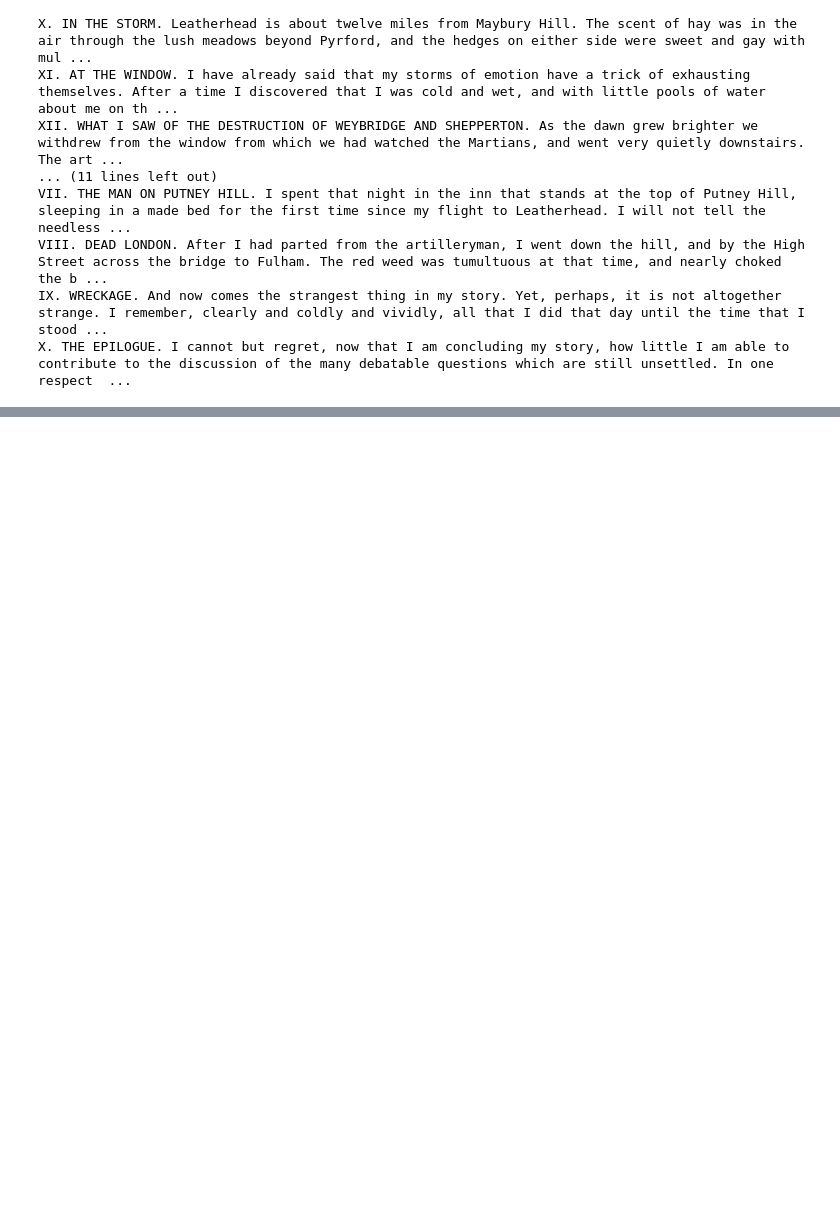
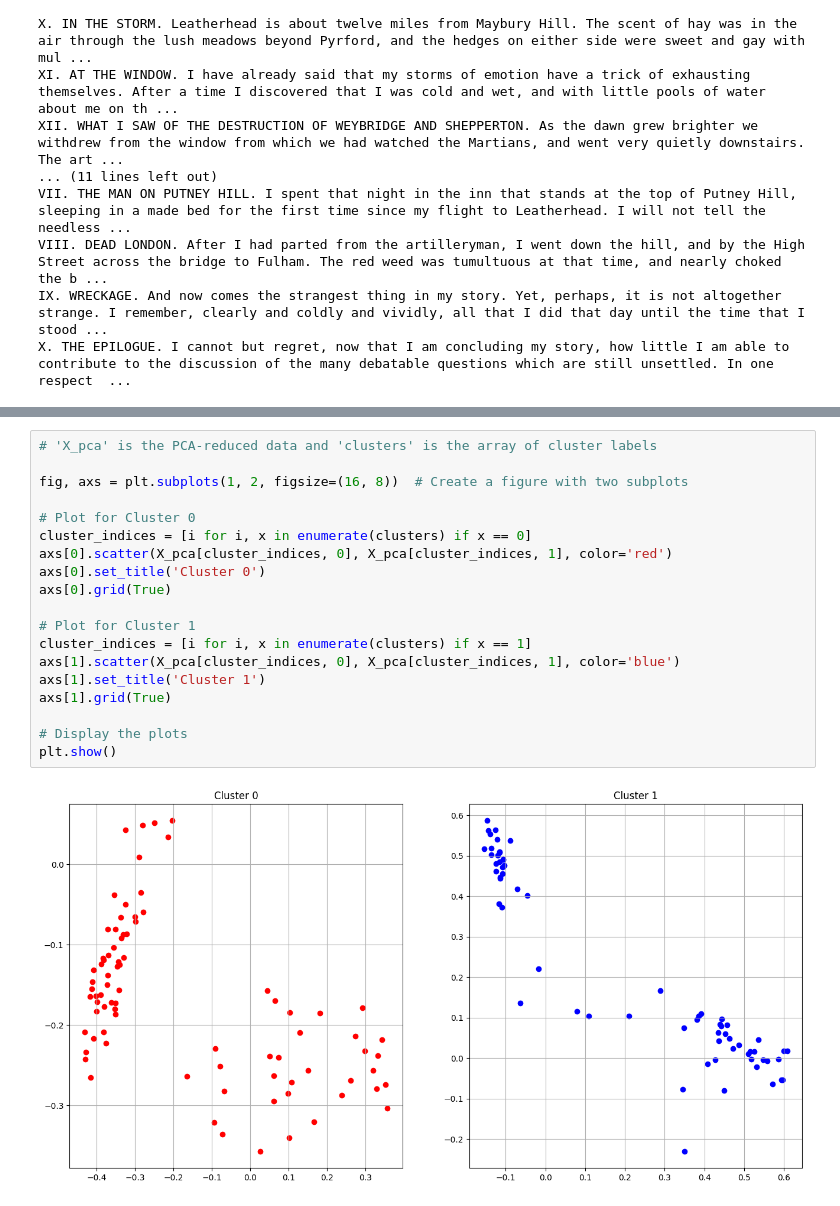
Before and after one commit to parcheesime/gatech, a Jupyter notebook: cse-6040/extra-credit/doc_clustering.ipynb, the cells around one changed output, grey strips where cells are left out. Cells and saved outputs as stored; diff of their text form; blank space fills up the shorter version.

```diff
--- a/cse-6040/extra-credit/doc_clustering.ipynb
+++ b/cse-6040/extra-credit/doc_clustering.ipynb
@@ -277,0 +331,21 @@ plt.show()
+# %%
+# 'X_pca' is the PCA-reduced data and 'clusters' is the array of cluster labels
+
+fig, axs = plt.subplots(1, 2, figsize=(16, 8))  # Create a figure with two subplots
+
+# Plot for Cluster 0
+cluster_indices = [i for i, x in enumerate(clusters) if x == 0]
+axs[0].scatter(X_pca[cluster_indices, 0], X_pca[cluster_indices, 1], color='red')
+axs[0].set_title('Cluster 0')
+axs[0].grid(True)
+
+# Plot for Cluster 1
+cluster_indices = [i for i, x in enumerate(clusters) if x == 1]
+axs[1].scatter(X_pca[cluster_indices, 0], X_pca[cluster_indices, 1], color='blue')
+axs[1].set_title('Cluster 1')
+axs[1].grid(True)
+
+# Display the plots
+plt.show()
+# %% [output]
+[figure, added]
```
Also changed, not shown: parts of 15 cells of this notebook, 34 other files.
